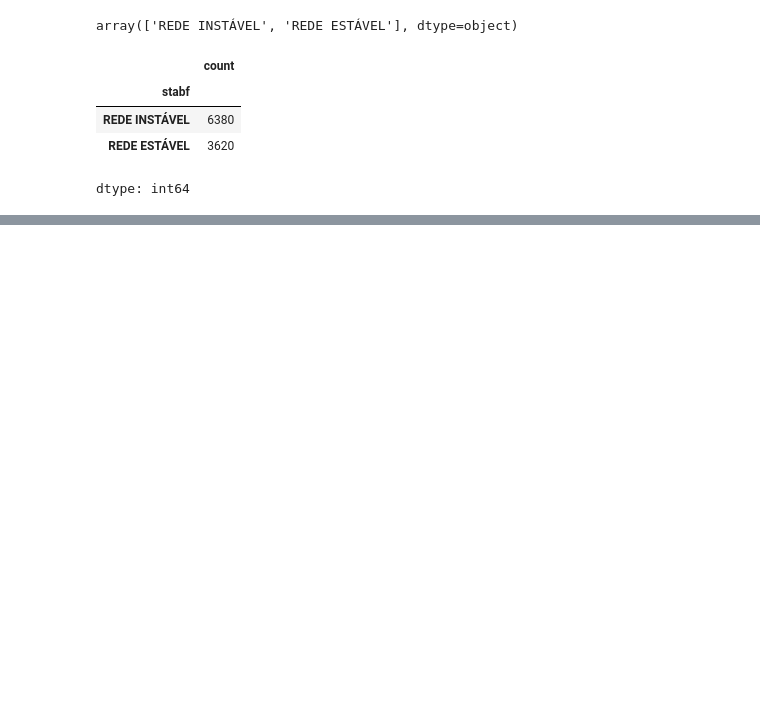
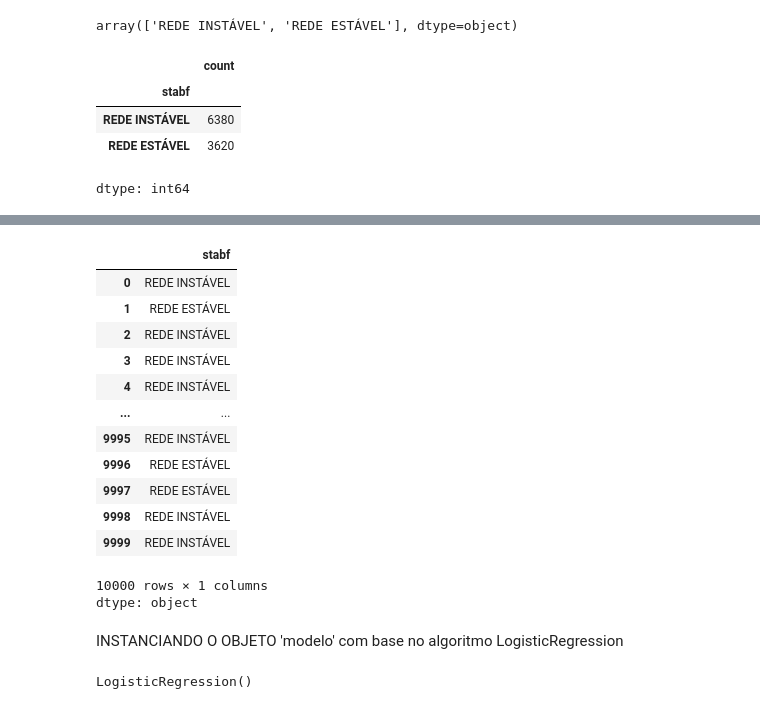
Before and after one commit to prof-atritiack/CP2-ML-SERS, a Jupyter notebook: AULA_06_ML_ENERGIA_SERS.ipynb, the cells around one changed output, grey strips where cells are left out. Drawn from its saved outputs; the diff is of its cells as text; code cells hidden in the pictures; blank space fills up the shorter version.

```diff
--- a/AULA_06_ML_ENERGIA_SERS.ipynb
+++ b/AULA_06_ML_ENERGIA_SERS.ipynb
@@ -117,0 +136,20 @@ dtype: int64
+# %%
+# Target ---------> variável alvo --------> variável dependente
+# array y com dados da coluna 'stabf'
+y = dados['stabf']
+y
+# %% [output]
+|  | stabf |
+| 0 | REDE INSTÁVEL |
+| 1 | REDE ESTÁVEL |
+| 2 | REDE INSTÁVEL |
+| 3 | REDE INSTÁVEL |
+| 4 | REDE INSTÁVEL |
+| ... | ... |
+| 9995 | REDE INSTÁVEL |
+| 9996 | REDE ESTÁVEL |
+| 9997 | REDE ESTÁVEL |
+| 9998 | REDE INSTÁVEL |
+| 9999 | REDE INSTÁVEL |
+10000 rows × 1 columns
+dtype: object
@@ -117,0 +159,2 @@ dtype: int64
+# %% [markdown]
+INSTANCIANDO O OBJETO 'modelo' com base no algoritmo LogisticRegression
@@ -117,0 +163,5 @@ dtype: int64
+# %%
+# Treinamento
+modelo.fit(X_train, y_train)
+# %% [output]
+LogisticRegression()
```
Also changed, not shown: parts of 7 cells of this notebook.
